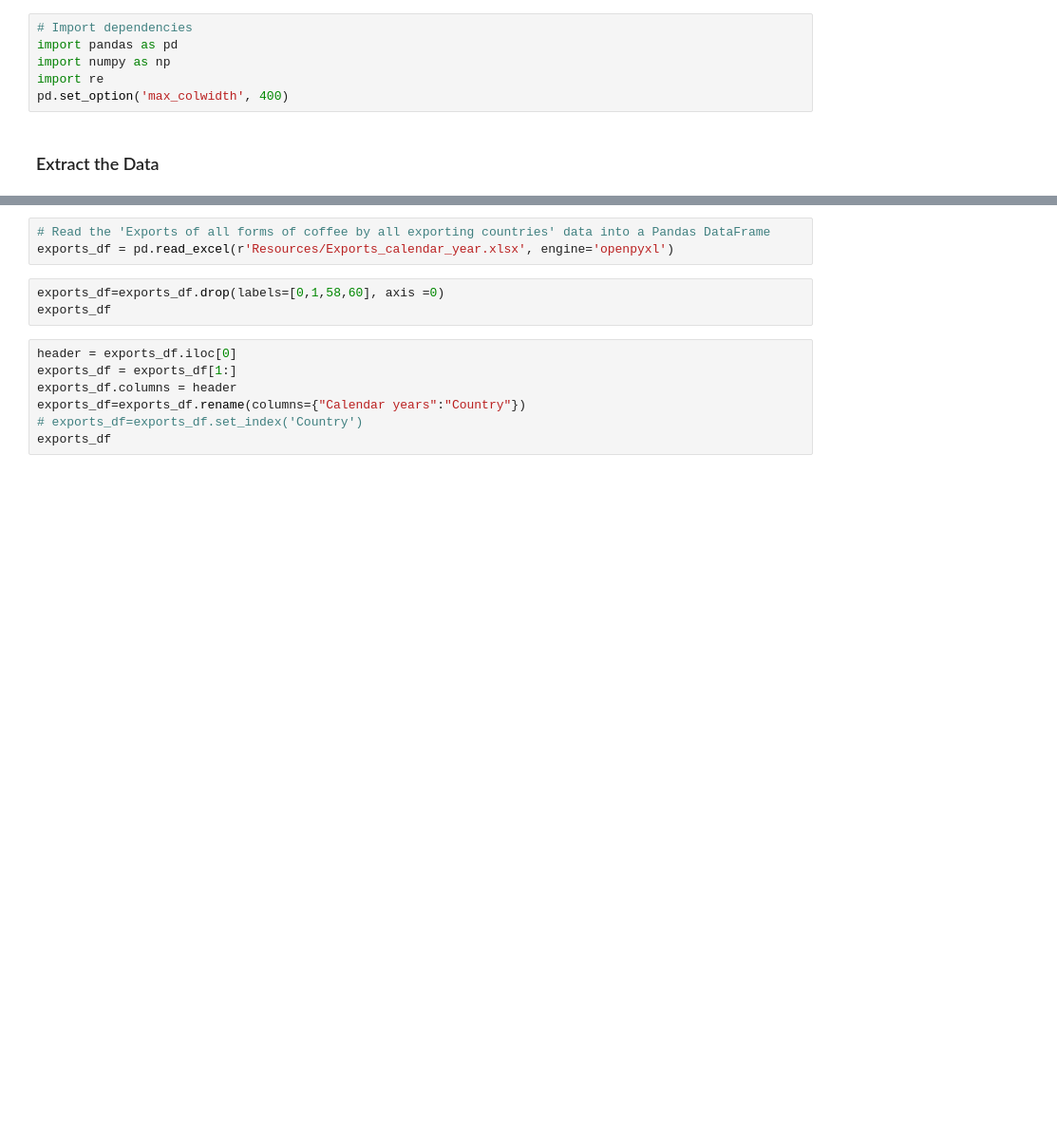
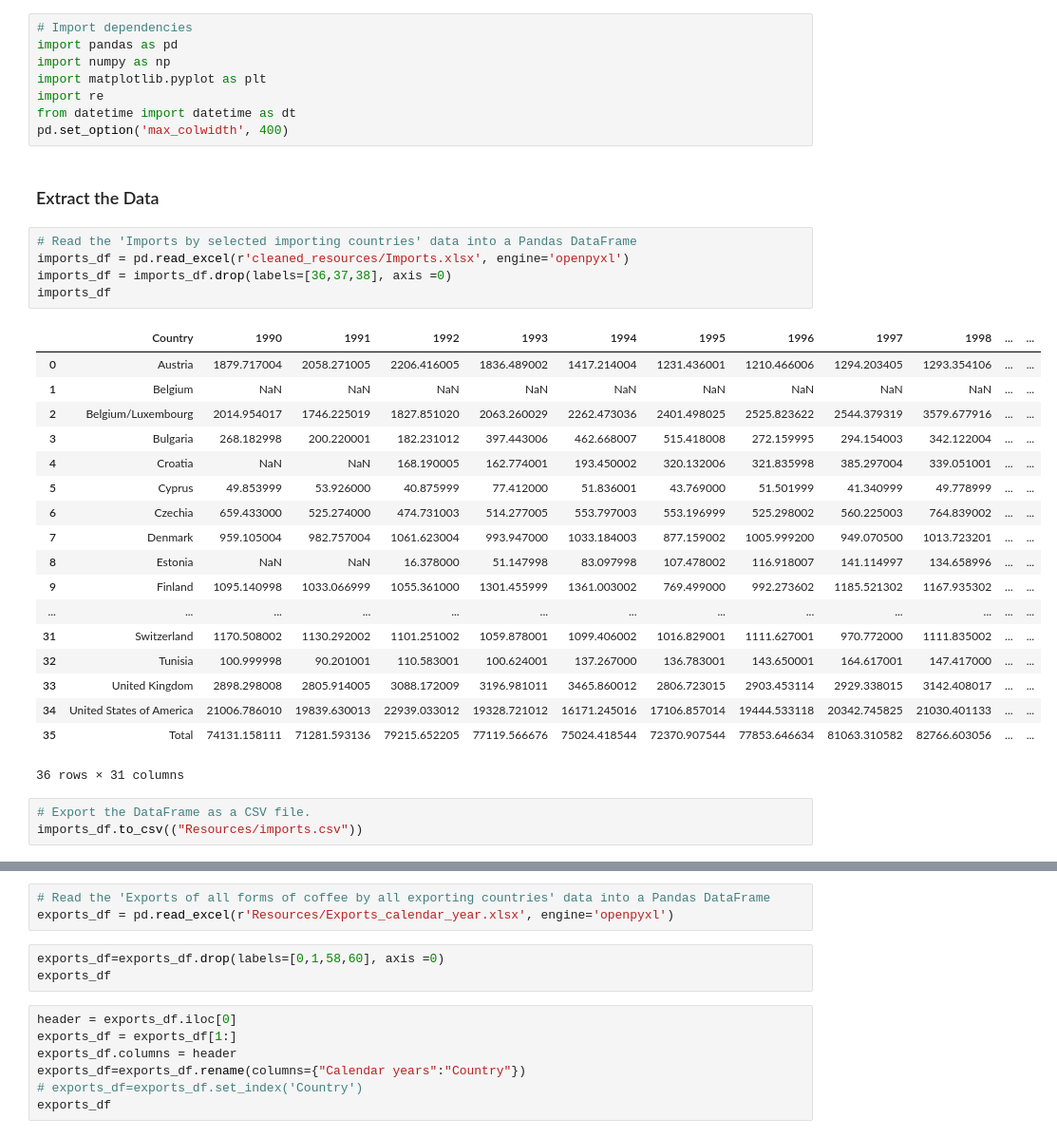
Before and after one commit to SandraBotica/Project-3, a Jupyter notebook: coffee_data.ipynb, the cells around one changed output, grey strips where cells are left out. Shown: that part at 95% size. Drawn from its saved outputs; the diff is of its cells as text; blank space fills up the shorter version.

```diff
--- a/coffee_data.ipynb
+++ b/coffee_data.ipynb
@@ -2,7 +2,36 @@
 # Import dependencies
 import pandas as pd
 import numpy as np
+import matplotlib.pyplot as plt
 import re
+from datetime import datetime as dt
 pd.set_option('max_colwidth', 400)
 # %% [markdown]
 ### Extract the Data
+# %%
+# Read the 'Imports by selected importing countries' data into a Pandas DataFrame
+imports_df = pd.read_excel(r'cleaned_resources/Imports.xlsx', engine='openpyxl')
+imports_df = imports_df.drop(labels=[36,37,38], axis =0)
+imports_df
+# %% [output]
+|  | Country | 1990 | 1991 | 1992 | 1993 | 1994 | 1995 | 1996 | 1997 | 1998 | ... | ... |
+| 0 | Austria | 1879.717004 | 2058.271005 | 2206.416005 | 1836.489002 | 1417.214004 | 1231.436001 | 1210.466006 | 1294.203405 | 1293.354106 | ... | ... |
+| 1 | Belgium | NaN | NaN | NaN | NaN | NaN | NaN | NaN | NaN | NaN | ... | ... |
+| 2 | Belgium/Luxembourg | 2014.954017 | 1746.225019 | 1827.851020 | 2063.260029 | 2262.473036 | 2401.498025 | 2525.823622 | 2544.379319 | 3579.677916 | ... | ... |
+| 3 | Bulgaria | 268.182998 | 200.220001 | 182.231012 | 397.443006 | 462.668007 | 515.418008 | 272.159995 | 294.154003 | 342.122004 | ... | ... |
+| 4 | Croatia | NaN | NaN | 168.190005 | 162.774001 | 193.450002 | 320.132006 | 321.835998 | 385.297004 | 339.051001 | ... | ... |
+| 5 | Cyprus | 49.853999 | 53.926000 | 40.875999 | 77.412000 | 51.836001 | 43.769000 | 51.501999 | 41.340999 | 49.778999 | ... | ... |
+| 6 | Czechia | 659.433000 | 525.274000 | 474.731003 | 514.277005 | 553.797003 | 553.196999 | 525.298002 | 560.225003 | 764.839002 | ... | ... |
+| 7 | Denmark | 959.105004 | 982.757004 | 1061.623004 | 993.947000 | 1033.184003 | 877.159002 | 1005.999200 | 949.070500 | 1013.723201 | ... | ... |
+| 8 | Estonia | NaN | NaN | 16.378000 | 51.147998 | 83.097998 | 107.478002 | 116.918007 | 141.114997 | 134.658996 | ... | ... |
+| 9 | Finland | 1095.140998 | 1033.066999 | 1055.361000 | 1301.455999 | 1361.003002 | 769.499000 | 992.273602 | 1185.521302 | 1167.935302 | ... | ... |
+| ... | ... | ... | ... | ... | ... | ... | ... | ... | ... | ... | ... | ... |
+| 31 | Switzerland | 1170.508002 | 1130.292002 | 1101.251002 | 1059.878001 | 1099.406002 | 1016.829001 | 1111.627001 | 970.772000 | 1111.835002 | ... | ... |
+| 32 | Tunisia | 100.999998 | 90.201001 | 110.583001 | 100.624001 | 137.267000 | 136.783001 | 143.650001 | 164.617001 | 147.417000 | ... | ... |
+| 33 | United Kingdom | 2898.298008 | 2805.914005 | 3088.172009 | 3196.981011 | 3465.860012 | 2806.723015 | 2903.453114 | 2929.338015 | 3142.408017 | ... | ... |
+| 34 | United States of America | 21006.786010 | 19839.630013 | 22939.033012 | 19328.721012 | 16171.245016 | 17106.857014 | 19444.533118 | 20342.745825 | 21030.401133 | ... | ... |
+| 35 | Total | 74131.158111 | 71281.593136 | 79215.652205 | 77119.566676 | 75024.418544 | 72370.907544 | 77853.646634 | 81063.310582 | 82766.603056 | ... | ... |
+36 rows × 31 columns
+# %%
+# Export the DataFrame as a CSV file.
+imports_df.to_csv(("Resources/imports.csv"))
```
Also changed, not shown: parts of 54 cells of this notebook, 21 other files.
